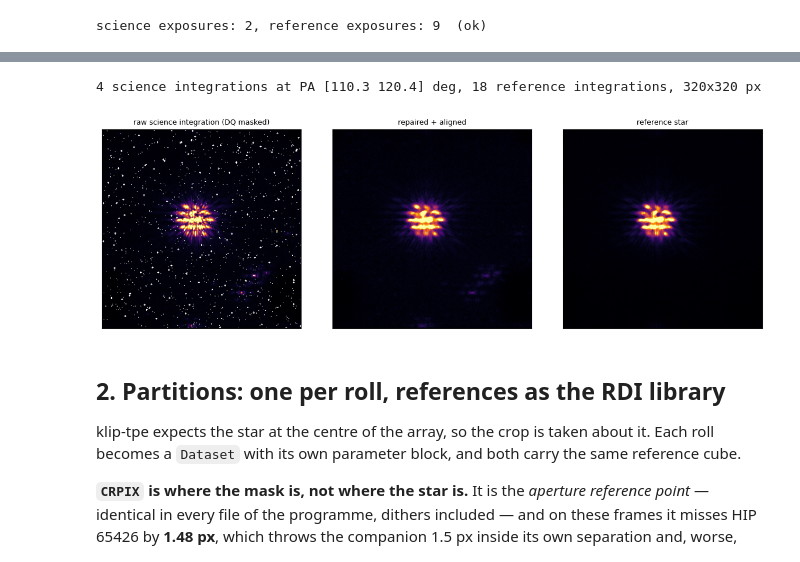
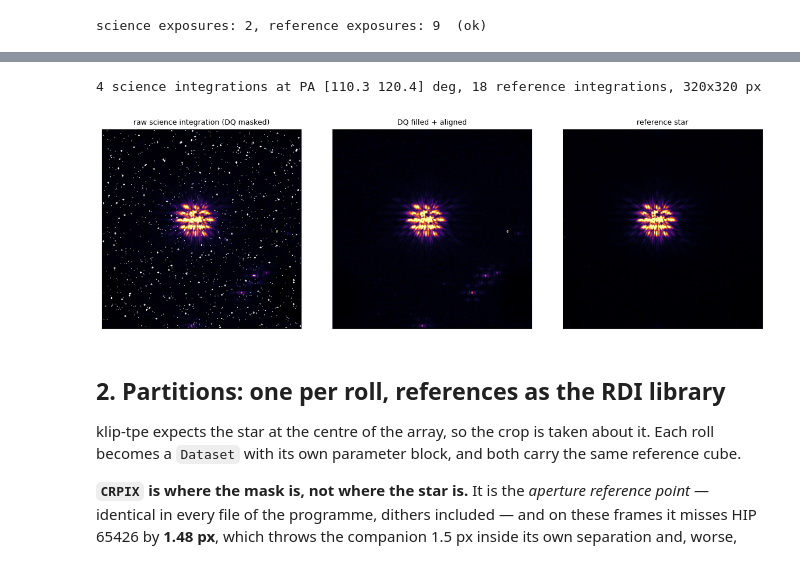
Before and after one commit to astrowagner/KLIP-TPE, a Jupyter notebook: tutorials/03_jwst_nircam_hip65426.ipynb, the cells around one changed output, grey strips where cells are left out. Cells and saved outputs as stored; diff of their text form; code cells hidden in the pictures.

```diff
--- a/tutorials/03_jwst_nircam_hip65426.ipynb
+++ b/tutorials/03_jwst_nircam_hip65426.ipynb
@@ -77,15 +86,22 @@ def read_calints(paths):
                 ims.append(d[i]); pas.append(pa)
     return np.array(ims), np.array(pas)
 
-def repair(cube, size=5, nsig=7.0):
-    """Replace flagged pixels and >nsig outliers by the local median."""
+def repair(cube, maxit=20):
+    """Fill every DQ-flagged (NaN) pixel with the median of its finite 8 neighbours --
+    spaceKLIP's treatment -- and touch nothing else.  Clusters close from the rim inward."""
     out = np.array(cube, float)
     for i, im in enumerate(out):
-        bad = ~np.isfinite(im)
-        med = ndimage.median_filter(np.where(bad, np.nanmedian(im), im), size=size)
-        res = np.abs(im - med)
-        s = 1.4826 * np.nanmedian(np.abs(res - np.nanmedian(res)))
-        out[i] = np.where(bad | (res > nsig * s), med, im)
+        for _ in range(maxit):
+            bad = ~np.isfinite(im)
+            if not bad.any():
+                break
+            p = np.pad(im, 1, constant_values=np.nan)
+            st = np.stack([p[1 + dy:1 + dy + im.shape[0], 1 + dx:1 + dx + im.shape[1]]
+                           for dy in (-1, 0, 1) for dx in (-1, 0, 1) if (dy, dx) != (0, 0)])
+            with warnings.catch_warnings():
+                warnings.simplefilter("ignore", RuntimeWarning)          # all-NaN stencils inside a cluster
+                im[bad] = np.nanmedian(st, axis=0)[bad]
+        out[i] = im
     return out
 
 def xcorr_shift(im, ref, search=6):
@@ -97,35 +113,35 @@ def xcorr_shift(im, ref, search=6):
     dy, dx = k[0] - search, k[1] - search
     par = lambda a, b, c_: 0.0 if (a - 2 * b + c_) == 0 else 0.5 * (a - c_) / (a - 2 * b + c_)
     if 0 < k[0] < sub.shape[0] - 1: dy += par(sub[k[0] - 1, k[1]], sub[k[0], k[1]], sub[k[0] + 1, k[1]])
     if 0 < k[1] < sub.shape[1] - 1: dx += par(sub[k[0], k[1] - 1], sub[k[0], k[1]], sub[k[0], k[1] + 1])
     return dx, dy
 
 def align(cube, ref):
     out = np.empty_like(cube)
     for i, im in enumerate(cube):
         dx, dy = xcorr_shift(im, ref)
         out[i] = ndimage.shift(im, (-dy, -dx), order=3, mode="constant", cval=0.0)
     return out
 
 if HAVE_DATA:
     sci_raw, pas = read_calints(sci_files)
     ref_raw, _ = read_calints(ref_files)
     print(f"{sci_raw.shape[0]} science integrations at PA {np.unique(np.round(pas, 1))} deg, "
           f"{ref_raw.shape[0]} reference integrations, {sci_raw.shape[1]}x{sci_raw.shape[2]} px")
     sci_c, ref_c = repair(sci_raw), repair(ref_raw)
     anchor = np.median(sci_c, axis=0)
     sci_a, ref_a = align(sci_c, anchor), align(ref_c, anchor)
 
     fig, ax = plt.subplots(1, 3, figsize=(12, 3.8))
     for a, im, t in zip(ax, (sci_raw[0], sci_a[0], ref_a[0]),
-                        ("raw science integration (DQ masked)", "repaired + aligned", "reference star")):
+                        ("raw science integration (DQ masked)", "DQ filled + aligned", "reference star")):
         v = np.nanpercentile(im[np.isfinite(im)], [5, 99.5])
         a.imshow(im, origin="lower", cmap="inferno", vmin=v[0], vmax=v[1]); a.set_title(t, fontsize=9)
         a.set_xticks([]); a.set_yticks([])
     plt.tight_layout()
 # %% [output]
 4 science integrations at PA [110.3 120.4] deg, 18 reference integrations, 320x320 px
-[figure, old version]
+[figure, new version]
 # %% [markdown]
 ## 2. Partitions: one per roll, references as the RDI library
 
```
Also changed, not shown: parts of 12 cells of this notebook, 15 other files.
